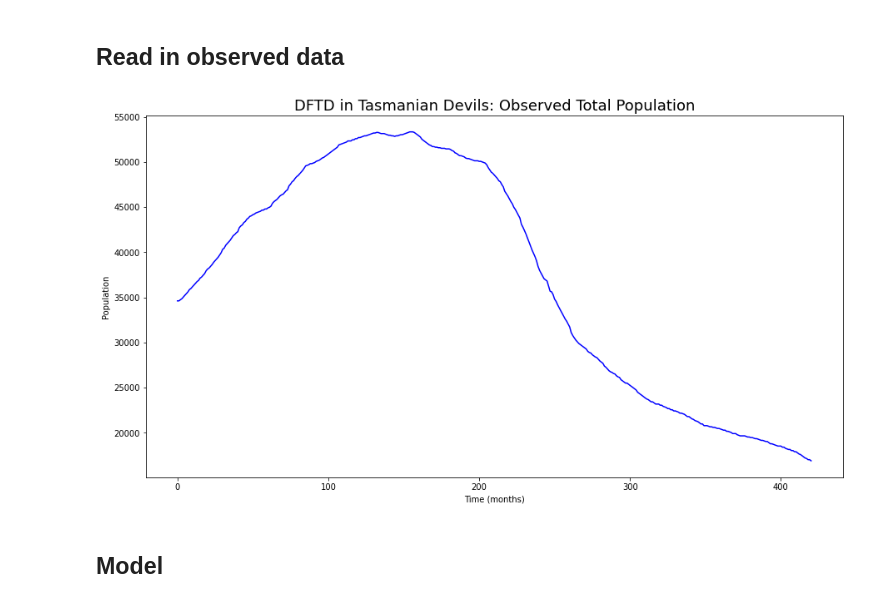
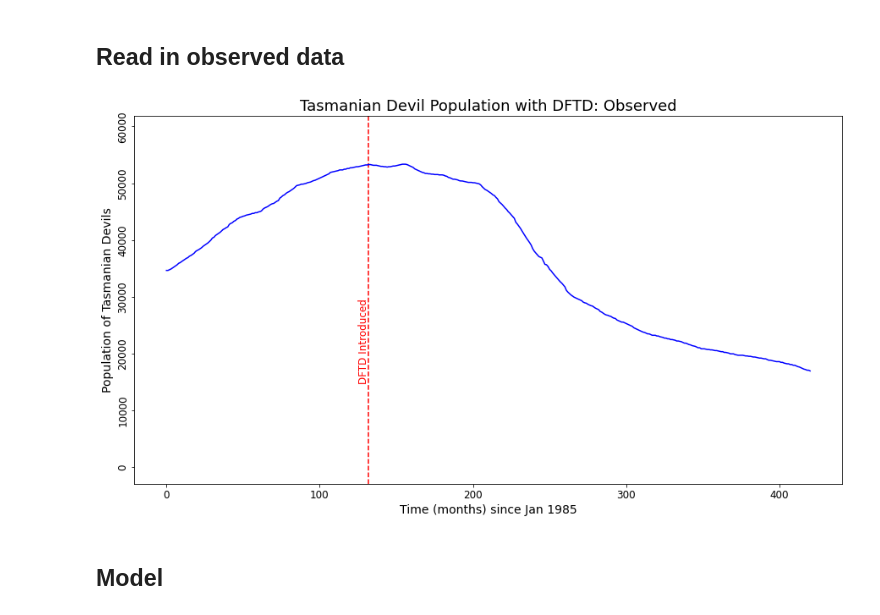
Before and after one commit to StochSS/devils_dftd_modeling, a Jupyter notebook: dftd-param-approximation.ipynb, the cells around one changed output. Cells and saved outputs as stored; diff of their text form; code cells hidden in the pictures.

```diff
--- a/dftd-param-approximation.ipynb
+++ b/dftd-param-approximation.ipynb
@@ -35,11 +40,16 @@ obs = np.vstack([devil_pop]).reshape(1, 1, -1)
 # %%
 plt.figure(figsize=[15, 8])
-plt.title("DFTD in Tasmanian Devils: Observed Total Population", fontsize=18)
-plt.xlabel("Time (months)")
-plt.ylabel("Population")
+plt.title("Tasmanian Devil Population with DFTD: Observed", fontsize=18)
+plt.xlabel(f"Time (months) since {dates[0]}", fontsize=14)
+plt.ylabel("Population of Tasmanian Devils", fontsize=14)
+plt.plot([132, 132], [-3000, max(devil_pop)*1.16], '--r')
+plt.ylim([-3000, max(devil_pop)*1.16])
+plt.text(125, 15000, "DFTD Introduced", rotation="vertical", color="red", fontsize=12)
+plt.xticks(fontsize=12)
+plt.yticks(fontsize=12, rotation="vertical", va="center")
 _ = plt.plot(range(len(devil_pop)), devil_pop, 'b', label='Observed Total')
 # %% [output]
-[figure, old version]
+[figure, new version]
 # %% [markdown]
 ## Model
 # %%
```
Also changed, not shown: parts of 15 cells of this notebook, 1 other file.
